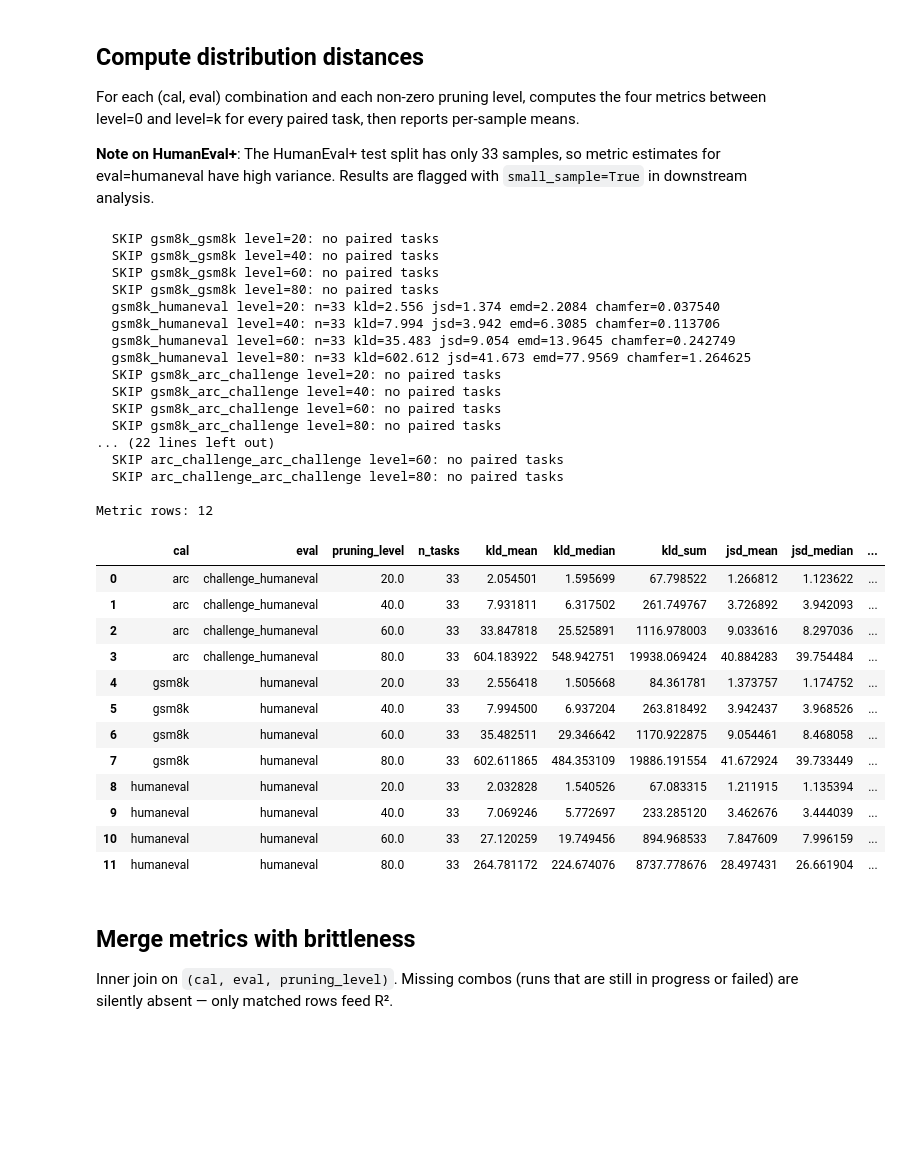
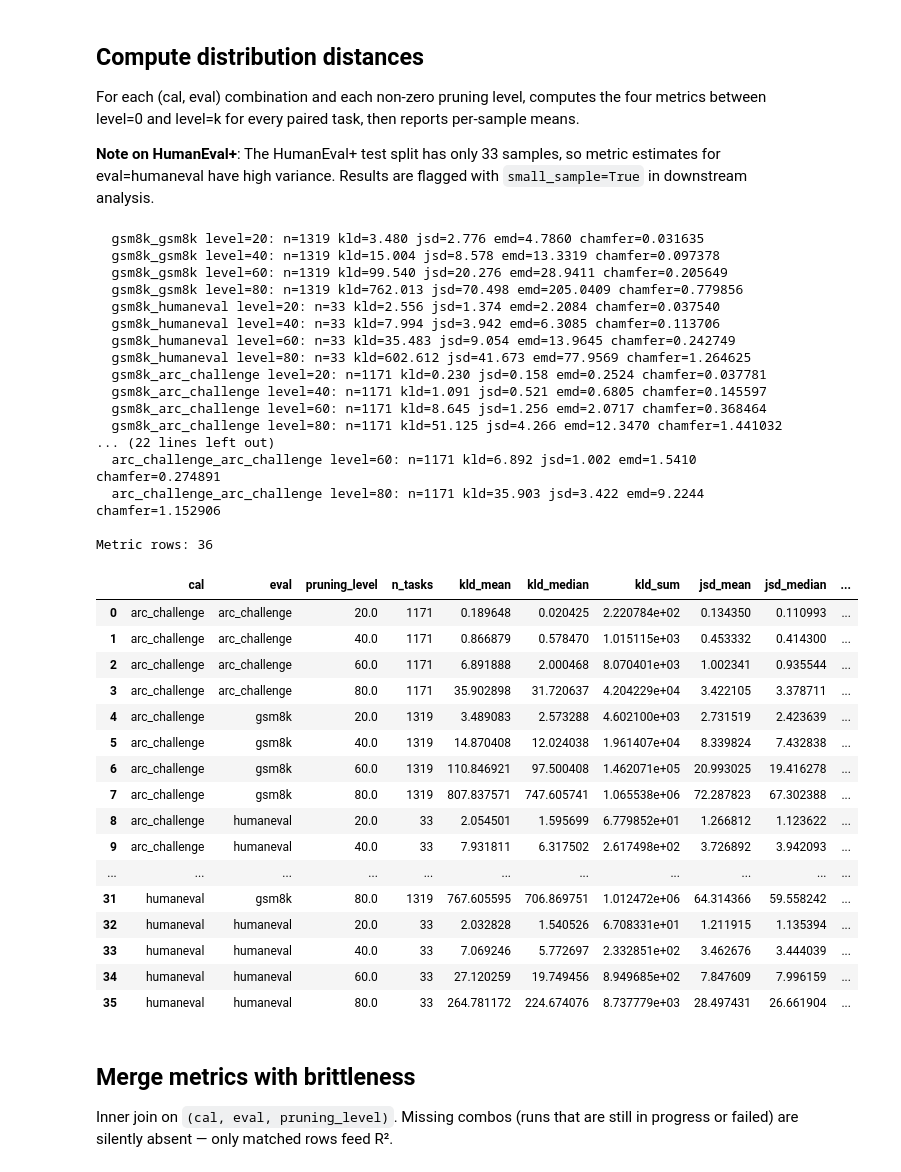
Before and after one commit to rengzhengcodes/pruning-metrics, a Jupyter notebook: notebooks/experiment/04_metric_spaces.ipynb, the cells around one changed output. Saved outputs shown, nothing was run; the diff lists cells and outputs as text; code cells hidden in the pictures; blank space fills up the shorter version.

```diff
--- a/notebooks/experiment/04_metric_spaces.ipynb
+++ b/notebooks/experiment/04_metric_spaces.ipynb
@@ -77,6 +77,15 @@ TF_CACHE_DIR.mkdir(parents=True, exist_ok=True)
 session = boto3.session.Session(profile_name=AWS_PROFILE)
 s3      = session.client("s3")
 
+
+def _parse_combo(combo_key: str) -> tuple[str, str]:
+    """Split 'cal_eval' correctly — dataset names like 'arc_challenge' contain underscores."""
+    for cal in DATASETS:
+        if combo_key.startswith(cal + "_"):
+            return cal, combo_key[len(cal) + 1:]
+    raise ValueError(f"Cannot parse combo_key: {combo_key!r}")
+
+
 print(f"TF runs:      {len(TF_URIS)}")
 print(f"Freeform runs: {len(FREEFORM_URIS)}")
 for k in sorted(TF_URIS):
@@ -132,7 +141,7 @@ def _get_freeform_summary(uri: str) -> dict | None:
 
 freeform_rows = []
 for combo_key, uri in FREEFORM_URIS.items():
-    cal, eval_ = combo_key.split("_", 1)
+    cal, eval_ = _parse_combo(combo_key)
     summary = _get_freeform_summary(uri)
     if summary is None:
         continue
@@ -310,7 +316,7 @@ _METRIC_FNS  = [compute_kld, compute_jsd, compute_emd, compute_chamfer]
 metric_rows = []
 
 for combo_key, task_index in tf_index.items():
-    cal, eval_ = combo_key.split("_", 1)
+    cal, eval_ = _parse_combo(combo_key)
 
     for level_k in [20, 40, 60, 80]:
         valid_tasks = [
@@ -342,56 +348,60 @@ for combo_key, task_index in tf_index.items():
             "pruning_level": float(level_k),
             "n_tasks":       len(accumulators["kld"]),
         }
         for name in METRIC_NAMES:
             vals = accumulators[name]
             row[f"{name}_mean"]   = float(np.mean(vals))
             row[f"{name}_median"] = float(np.median(vals))
             row[f"{name}_sum"]    = float(np.sum(vals))
         metric_rows.append(row)
         print(
             f"  {combo_key} level={level_k}: n={row['n_tasks']} "
             f"kld={row['kld_mean']:.3f} jsd={row['jsd_mean']:.3f} "
             f"emd={row['emd_mean']:.4f} chamfer={row['chamfer_mean']:.6f}"
         )
 
 metric_df = (
     pd.DataFrame(metric_rows)
     .sort_values(["cal", "eval", "pruning_level"])
     .reset_index(drop=True)
 )
 print(f"\nMetric rows: {len(metric_df)}")
 metric_df
 # %% [output]
-  SKIP gsm8k_gsm8k level=20: no paired tasks
-  SKIP gsm8k_gsm8k level=40: no paired tasks
-  SKIP gsm8k_gsm8k level=60: no paired tasks
-  SKIP gsm8k_gsm8k level=80: no paired tasks
+  gsm8k_gsm8k level=20: n=1319 kld=3.480 jsd=2.776 emd=4.7860 chamfer=0.031635
+  gsm8k_gsm8k level=40: n=1319 kld=15.004 jsd=8.578 emd=13.3319 chamfer=0.097378
+  gsm8k_gsm8k level=60: n=1319 kld=99.540 jsd=20.276 emd=28.9411 chamfer=0.205649
+  gsm8k_gsm8k level=80: n=1319 kld=762.013 jsd=70.498 emd=205.0409 chamfer=0.779856
   gsm8k_humaneval level=20: n=33 kld=2.556 jsd=1.374 emd=2.2084 chamfer=0.037540
   gsm8k_humaneval level=40: n=33 kld=7.994 jsd=3.942 emd=6.3085 chamfer=0.113706
   gsm8k_humaneval level=60: n=33 kld=35.483 jsd=9.054 emd=13.9645 chamfer=0.242749
   gsm8k_humaneval level=80: n=33 kld=602.612 jsd=41.673 emd=77.9569 chamfer=1.264625
-  SKIP gsm8k_arc_challenge level=20: no paired tasks
-  SKIP gsm8k_arc_challenge level=40: no paired tasks
-  SKIP gsm8k_arc_challenge level=60: no paired tasks
-  SKIP gsm8k_arc_challenge level=80: no paired tasks
+  gsm8k_arc_challenge level=20: n=1171 kld=0.230 jsd=0.158 emd=0.2524 chamfer=0.037781
+  gsm8k_arc_challenge level=40: n=1171 kld=1.091 jsd=0.521 emd=0.6805 chamfer=0.145597
+  gsm8k_arc_challenge level=60: n=1171 kld=8.645 jsd=1.256 emd=2.0717 chamfer=0.368464
+  gsm8k_arc_challenge level=80: n=1171 kld=51.125 jsd=4.266 emd=12.3470 chamfer=1.441032
 ... (22 lines left out)
-  SKIP arc_challenge_arc_challenge level=60: no paired tasks
-  SKIP arc_challenge_arc_challenge level=80: no paired tasks
+  arc_challenge_arc_challenge level=60: n=1171 kld=6.892 jsd=1.002 emd=1.5410 chamfer=0.274891
+  arc_challenge_arc_challenge level=80: n=1171 kld=35.903 jsd=3.422 emd=9.2244 chamfer=1.152906
 
-Metric rows: 12
+Metric rows: 36
 |  | cal | eval | pruning_level | n_tasks | kld_mean | kld_median | kld_sum | jsd_mean | jsd_median | ... |
-| 0 | arc | challenge_humaneval | 20.0 | 33 | 2.054501 | 1.595699 | 67.798522 | 1.266812 | 1.123622 | ... |
-| 1 | arc | challenge_humaneval | 40.0 | 33 | 7.931811 | 6.317502 | 261.749767 | 3.726892 | 3.942093 | ... |
-| 2 | arc | challenge_humaneval | 60.0 | 33 | 33.847818 | 25.525891 | 1116.978003 | 9.033616 | 8.297036 | ... |
-| 3 | arc | challenge_humaneval | 80.0 | 33 | 604.183922 | 548.942751 | 19938.069424 | 40.884283 | 39.754484 | ... |
-| 4 | gsm8k | humaneval | 20.0 | 33 | 2.556418 | 1.505668 | 84.361781 | 1.373757 | 1.174752 | ... |
-| 5 | gsm8k | humaneval | 40.0 | 33 | 7.994500 | 6.937204 | 263.818492 | 3.942437 | 3.968526 | ... |
-| 6 | gsm8k | humaneval | 60.0 | 33 | 35.482511 | 29.346642 | 1170.922875 | 9.054461 | 8.468058 | ... |
-| 7 | gsm8k | humaneval | 80.0 | 33 | 602.611865 | 484.353109 | 19886.191554 | 41.672924 | 39.733449 | ... |
-| 8 | humaneval | humaneval | 20.0 | 33 | 2.032828 | 1.540526 | 67.083315 | 1.211915 | 1.135394 | ... |
-| 9 | humaneval | humaneval | 40.0 | 33 | 7.069246 | 5.772697 | 233.285120 | 3.462676 | 3.444039 | ... |
-| 10 | humaneval | humaneval | 60.0 | 33 | 27.120259 | 19.749456 | 894.968533 | 7.847609 | 7.996159 | ... |
-| 11 | humaneval | humaneval | 80.0 | 33 | 264.781172 | 224.674076 | 8737.778676 | 28.497431 | 26.661904 | ... |
+| 0 | arc_challenge | arc_challenge | 20.0 | 1171 | 0.189648 | 0.020425 | 2.220784e+02 | 0.134350 | 0.110993 | ... |
+| 1 | arc_challenge | arc_challenge | 40.0 | 1171 | 0.866879 | 0.578470 | 1.015115e+03 | 0.453332 | 0.414300 | ... |
+| 2 | arc_challenge | arc_challenge | 60.0 | 1171 | 6.891888 | 2.000468 | 8.070401e+03 | 1.002341 | 0.935544 | ... |
+| 3 | arc_challenge | arc_challenge | 80.0 | 1171 | 35.902898 | 31.720637 | 4.204229e+04 | 3.422105 | 3.378711 | ... |
+| 4 | arc_challenge | gsm8k | 20.0 | 1319 | 3.489083 | 2.573288 | 4.602100e+03 | 2.731519 | 2.423639 | ... |
+| 5 | arc_challenge | gsm8k | 40.0 | 1319 | 14.870408 | 12.024038 | 1.961407e+04 | 8.339824 | 7.432838 | ... |
+| 6 | arc_challenge | gsm8k | 60.0 | 1319 | 110.846921 | 97.500408 | 1.462071e+05 | 20.993025 | 19.416278 | ... |
+| 7 | arc_challenge | gsm8k | 80.0 | 1319 | 807.837571 | 747.605741 | 1.065538e+06 | 72.287823 | 67.302388 | ... |
+| 8 | arc_challenge | humaneval | 20.0 | 33 | 2.054501 | 1.595699 | 6.779852e+01 | 1.266812 | 1.123622 | ... |
+| 9 | arc_challenge | humaneval | 40.0 | 33 | 7.931811 | 6.317502 | 2.617498e+02 | 3.726892 | 3.942093 | ... |
+| ... | ... | ... | ... | ... | ... | ... | ... | ... | ... | ... |
+| 31 | humaneval | gsm8k | 80.0 | 1319 | 767.605595 | 706.869751 | 1.012472e+06 | 64.314366 | 59.558242 | ... |
+| 32 | humaneval | humaneval | 20.0 | 33 | 2.032828 | 1.540526 | 6.708331e+01 | 1.211915 | 1.135394 | ... |
+| 33 | humaneval | humaneval | 40.0 | 33 | 7.069246 | 5.772697 | 2.332851e+02 | 3.462676 | 3.444039 | ... |
+| 34 | humaneval | humaneval | 60.0 | 33 | 27.120259 | 19.749456 | 8.949685e+02 | 7.847609 | 7.996159 | ... |
+| 35 | humaneval | humaneval | 80.0 | 33 | 264.781172 | 224.674076 | 8.737779e+03 | 28.497431 | 26.661904 | ... |
 # %% [markdown]
 ## Merge metrics with brittleness
 
```
Also changed, not shown: parts of 9 cells of this notebook, 2 other files.
